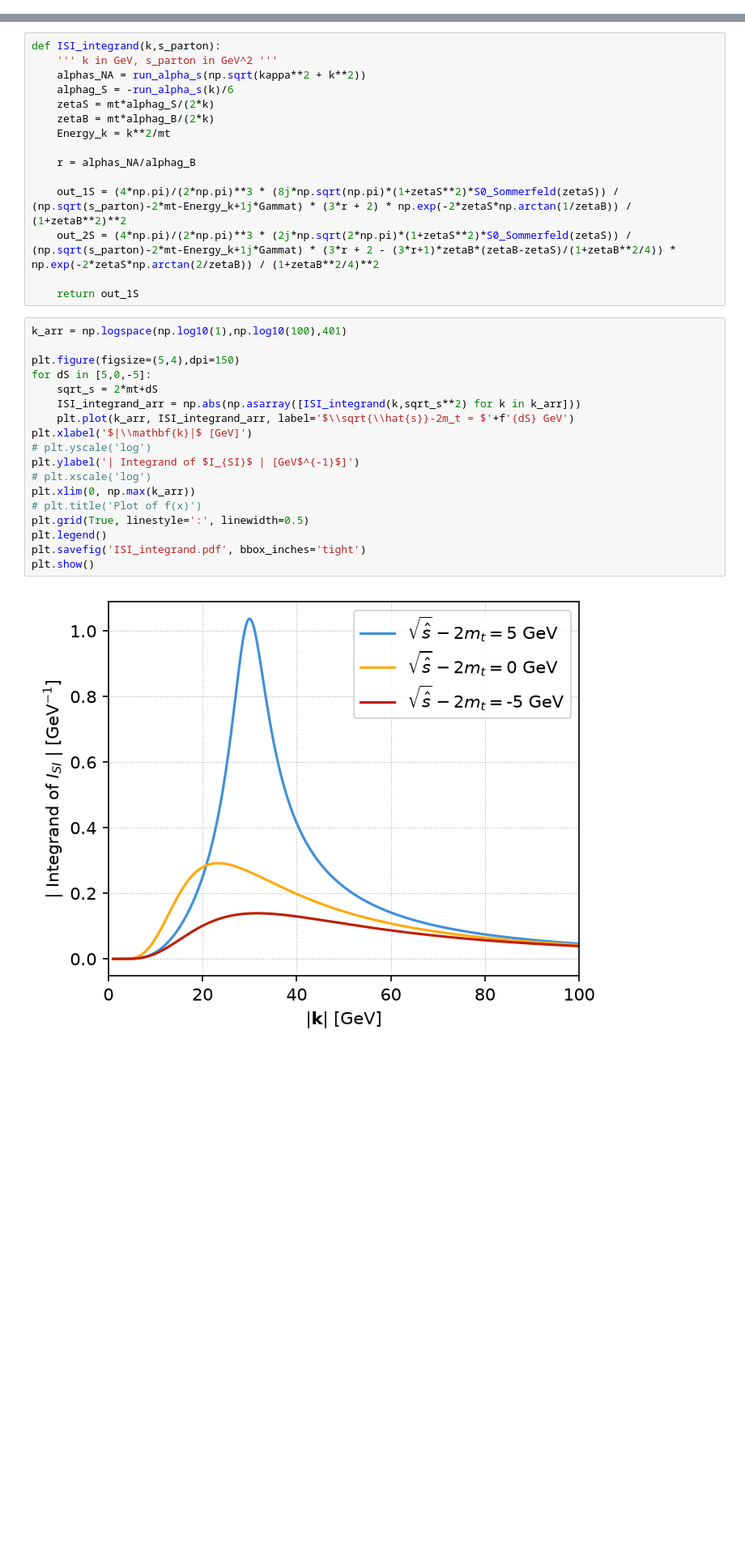
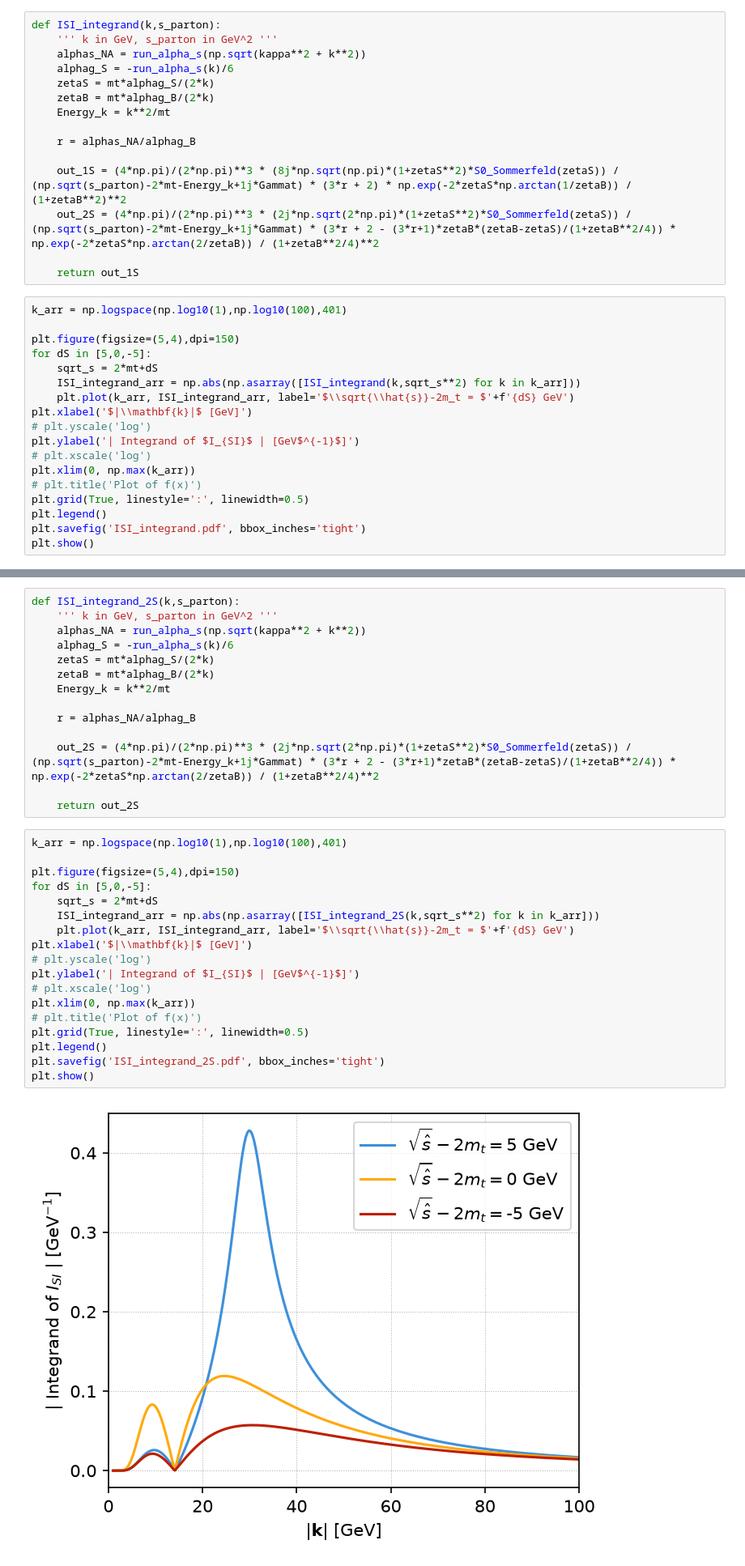
Before and after one commit to phananhvu1609/toponium, a Jupyter notebook: plot/analysis.ipynb, the cells around one changed output, grey strips where cells are left out. Shown at 81% size. Drawn from its saved outputs; the diff is of its cells as text; blank space fills up the shorter version.

```diff
--- a/plot/analysis.ipynb
+++ b/plot/analysis.ipynb
@@ -187,0 +188,33 @@ def S0_Sommerfeld(x):
+# %%
+def ISI_integrand(k,s_parton):
+    ''' k in GeV, s_parton in GeV^2 '''
+    alphas_NA = run_alpha_s(np.sqrt(kappa**2 + k**2))
+    alphag_S = -run_alpha_s(k)/6
+    zetaS = mt*alphag_S/(2*k)
+    zetaB = mt*alphag_B/(2*k)
+    Energy_k = k**2/mt
+
+    r = alphas_NA/alphag_B
+
+    out_1S = (4*np.pi)/(2*np.pi)**3 * (8j*np.sqrt(np.pi)*(1+zetaS**2)*S0_Sommerfeld(zetaS)) / (np.sqrt(s_parton)-2*mt-Energy_k+1j*Gammat) * (3*r + 2) * np.exp(-2*zetaS*np.arctan(1/zetaB)) / (1+zetaB**2)**2
+    out_2S = (4*np.pi)/(2*np.pi)**3 * (2j*np.sqrt(2*np.pi)*(1+zetaS**2)*S0_Sommerfeld(zetaS)) / (np.sqrt(s_parton)-2*mt-Energy_k+1j*Gammat) * (3*r + 2 - (3*r+1)*zetaB*(zetaB-zetaS)/(1+zetaB**2/4)) * np.exp(-2*zetaS*np.arctan(2/zetaB)) / (1+zetaB**2/4)**2
+
+    return out_1S
+# %%
+k_arr = np.logspace(np.log10(1),np.log10(100),401)
+
+plt.figure(figsize=(5,4),dpi=150)
+for dS in [5,0,-5]:
+    sqrt_s = 2*mt+dS
+    ISI_integrand_arr = np.abs(np.asarray([ISI_integrand(k,sqrt_s**2) for k in k_arr]))
+    plt.plot(k_arr, ISI_integrand_arr, label='$\\sqrt{\\hat{s}}-2m_t = $'+f'{dS} GeV')
+plt.xlabel('$|\\mathbf{k}|$ [GeV]')
+# plt.yscale('log')
+plt.ylabel('| Integrand of $I_{SI}$ | [GeV$^{-1}$]')
+# plt.xscale('log')
+plt.xlim(0, np.max(k_arr))
+# plt.title('Plot of f(x)')
+plt.grid(True, linestyle=':', linewidth=0.5)
+plt.legend()
+plt.savefig('ISI_integrand.pdf', bbox_inches='tight')
+plt.show()
@@ -188,5 +252,5 @@ def S0_Sommerfeld(x):
 # %%
-def ISI_integrand(k,s_parton):
+def ISI_integrand_2S(k,s_parton):
     ''' k in GeV, s_parton in GeV^2 '''
     alphas_NA = run_alpha_s(np.sqrt(kappa**2 + k**2))
     alphag_S = -run_alpha_s(k)/6
@@ -196,28 +260,27 @@ def ISI_integrand(k,s_parton):
 
     r = alphas_NA/alphag_B
 
-    out_1S = (4*np.pi)/(2*np.pi)**3 * (8j*np.sqrt(np.pi)*(1+zetaS**2)*S0_Sommerfeld(zetaS)) / (np.sqrt(s_parton)-2*mt-Energy_k+1j*Gammat) * (3*r + 2) * np.exp(-2*zetaS*np.arctan(1/zetaB)) / (1+zetaB**2)**2
     out_2S = (4*np.pi)/(2*np.pi)**3 * (2j*np.sqrt(2*np.pi)*(1+zetaS**2)*S0_Sommerfeld(zetaS)) / (np.sqrt(s_parton)-2*mt-Energy_k+1j*Gammat) * (3*r + 2 - (3*r+1)*zetaB*(zetaB-zetaS)/(1+zetaB**2/4)) * np.exp(-2*zetaS*np.arctan(2/zetaB)) / (1+zetaB**2/4)**2
 
-    return out_1S
+    return out_2S
 # %%
 k_arr = np.logspace(np.log10(1),np.log10(100),401)
 
 plt.figure(figsize=(5,4),dpi=150)
 for dS in [5,0,-5]:
     sqrt_s = 2*mt+dS
-    ISI_integrand_arr = np.abs(np.asarray([ISI_integrand(k,sqrt_s**2) for k in k_arr]))
+    ISI_integrand_arr = np.abs(np.asarray([ISI_integrand_2S(k,sqrt_s**2) for k in k_arr]))
     plt.plot(k_arr, ISI_integrand_arr, label='$\\sqrt{\\hat{s}}-2m_t = $'+f'{dS} GeV')
 plt.xlabel('$|\\mathbf{k}|$ [GeV]')
 # plt.yscale('log')
 plt.ylabel('| Integrand of $I_{SI}$ | [GeV$^{-1}$]')
 # plt.xscale('log')
 plt.xlim(0, np.max(k_arr))
 # plt.title('Plot of f(x)')
 plt.grid(True, linestyle=':', linewidth=0.5)
 plt.legend()
-plt.savefig('ISI_integrand.pdf', bbox_inches='tight')
+plt.savefig('ISI_integrand_2S.pdf', bbox_inches='tight')
 plt.show()
 # %% [output]
-[figure, old version]
+[figure, new version]
 # %%
```
Also changed, not shown: parts of 28 cells of this notebook, 22 other files.
